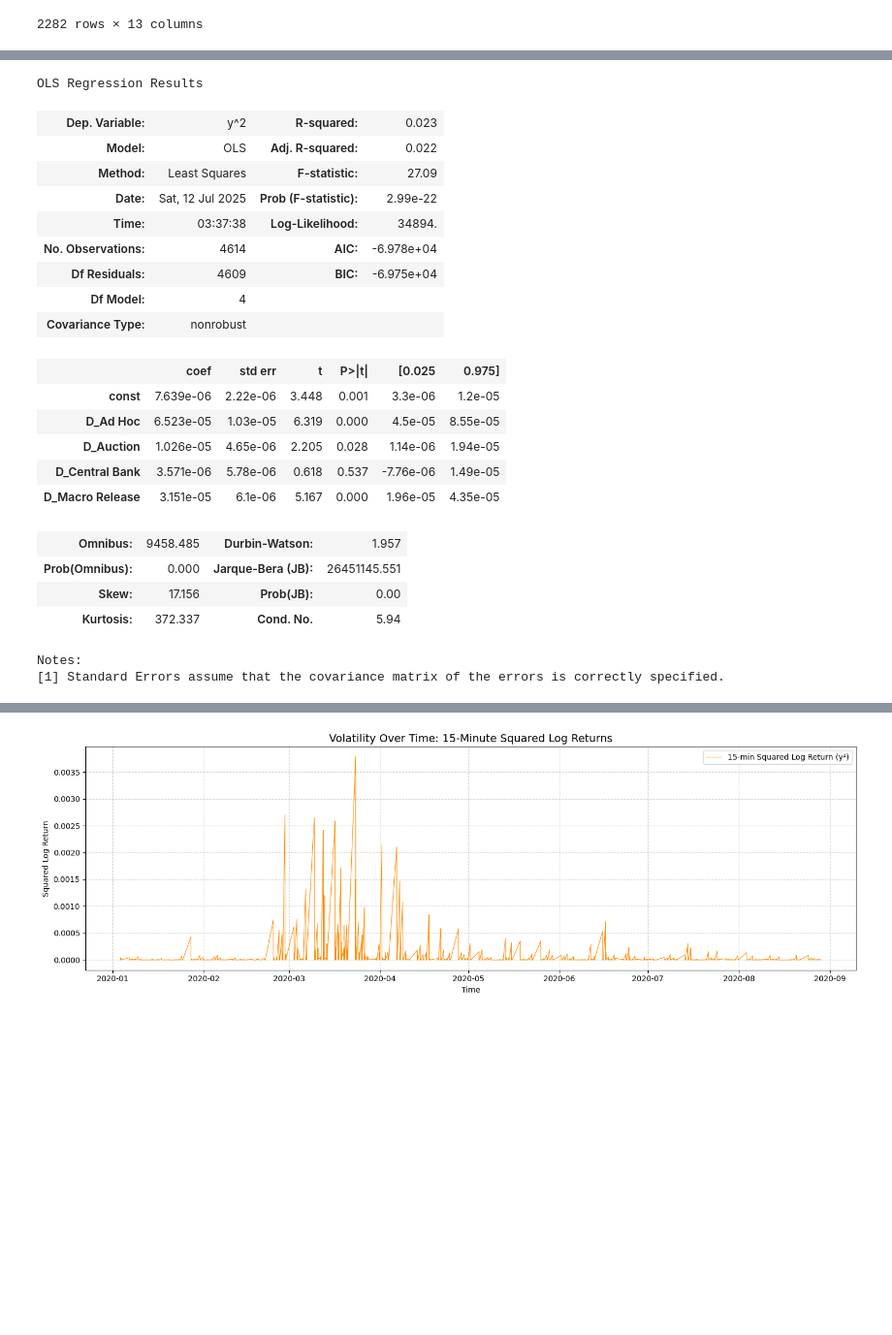
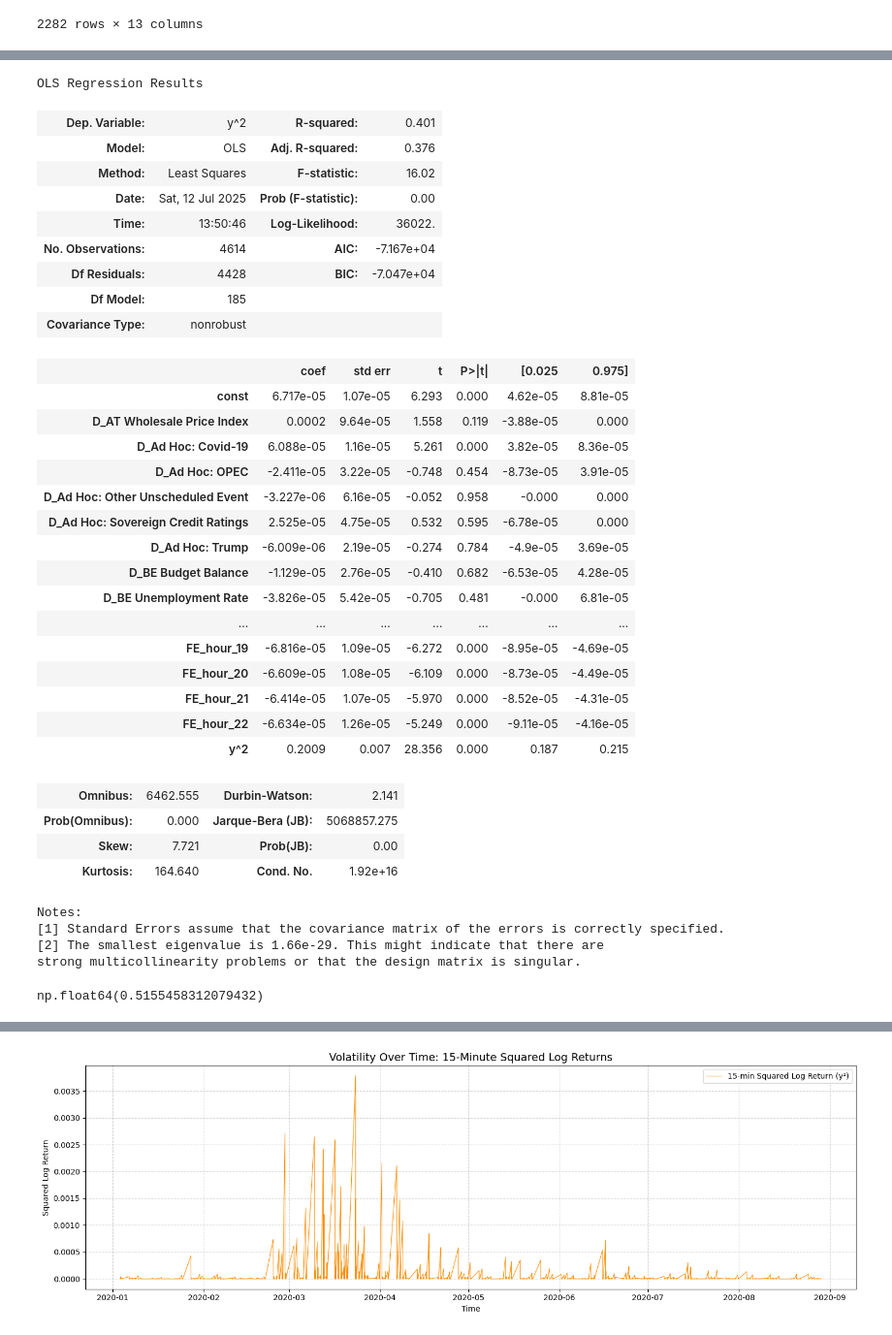
Before and after one commit to levmilarl/Financial_DS_focus_sessions, a Jupyter notebook: ÜB 5/main.ipynb, the cells around one changed output, grey strips where cells are left out. Shown at 97% size. Drawn from its saved outputs; the diff is of its cells as text; code cells hidden in the pictures; blank space fills up the shorter version.

Commit message:
Transferred work to PS_5_v8, merged with Eli's explanations and plots, added explained variance plot

```diff
--- a/ÜB 5/main.ipynb
+++ b/ÜB 5/main.ipynb
@@ -85,7 +85,8 @@ def prepare_spy_data(data: pd.DataFrame, filter_dates: dict):
     data["hour_of_day"] = data.index.hour
     day_dummies = pd.get_dummies(data["day_of_week"], prefix="FE_day", drop_first=True)
     hour_dummies = pd.get_dummies(data["hour_of_day"], prefix="FE_hour", drop_first=True)
-    data = pd.concat([data, day_dummies, hour_dummies], axis=1)
+    data = pd.merge(data, day_dummies, left_index=True, right_index=True)
+    data = pd.merge(data,  hour_dummies, left_index=True, right_index=True)
 
     return data.drop(columns=["open", "high", "low", "volume", "close", "day_of_week", "hour_of_day"])
 
@@ -235,6 +236,6 @@ def create_news_dummies(spy_df: pd.DataFrame, news_df: pd.DataFrame, group_by: s
 
     return pd.concat([spy_df, pd.DataFrame(dummies)], axis=1)
 
-df_complete = create_news_dummies(df, df_news, group_by="type")
+df_complete = create_news_dummies(df, df_news, group_by="name")
 df_complete
 # %% [output]
@@ -256,53 +257,65 @@ creating 4 event dummie variables
 # %%
 # Regression
 def run_regression(df: pd.DataFrame, window_amt: int = 4):
     """
     Runs an OLS regression on the provided DataFrame. Automatically handles the rolling variance calculation based on the specified window amount. Also extracts dummies and fixed effects from the DataFrame. Dummies need to start with "D_" and fixed effects with "FE_".
 
     :param df: A pandas DataFrame containing the data for regression.
     :param window_amt: The number of 15-minute intervals to use for the rolling variance calculation.
     :return: A fitted OLS model.
     """
 
     fixed_effects = df.filter(regex="^FE_").astype(float)
     lagged_variance = df['y^2'].rolling(window=window_amt).sum()  # assuming window_amt 15-min intervals according to paper
     event_dummies = df.filter(regex="^D_").astype(float)
 
 
     #x = pd.concat([event_dummies, fixed_effects, lagged_variance], axis=1)
-    #x = pd.concat([event_dummies, fixed_effects, lagged_variance], axis=1).iloc[3:]
+    x = pd.concat([event_dummies, fixed_effects, lagged_variance], axis=1).iloc[window_amt-1:]
 
-    x = event_dummies.iloc[k-1:]
+    #x = event_dummies.iloc[window_amt-1:]
     x = sm.add_constant(x)
-    y = df["y^2"].iloc[k-1:].astype(float)
+    y = df["y^2"].iloc[window_amt-1:].astype(float)
 
     return sm.OLS(y, x).fit()
 
 model = run_regression(df_complete, window_amt=4)
 model.summary()
 # %% [output]
 OLS Regression Results
-| Dep. Variable: | y^2 | R-squared: | 0.023 |
-| Model: | OLS | Adj. R-squared: | 0.022 |
-| Method: | Least Squares | F-statistic: | 27.09 |
-| Date: | Sat, 12 Jul 2025 | Prob (F-statistic): | 2.99e-22 |
-| Time: | 03:37:38 | Log-Likelihood: | 34894. |
-| No. Observations: | 4614 | AIC: | -6.978e+04 |
-| Df Residuals: | 4609 | BIC: | -6.975e+04 |
-| Df Model: | 4 |  |  |
+| Dep. Variable: | y^2 | R-squared: | 0.401 |
+| Model: | OLS | Adj. R-squared: | 0.376 |
+| Method: | Least Squares | F-statistic: | 16.02 |
+| Date: | Sat, 12 Jul 2025 | Prob (F-statistic): | 0.00 |
+| Time: | 13:50:46 | Log-Likelihood: | 36022. |
+| No. Observations: | 4614 | AIC: | -7.167e+04 |
+| Df Residuals: | 4428 | BIC: | -7.047e+04 |
+| Df Model: | 185 |  |  |
 | Covariance Type: | nonrobust |  |  |
 |  | coef | std err | t | P>|t| | [0.025 | 0.975] |
-| const | 7.639e-06 | 2.22e-06 | 3.448 | 0.001 | 3.3e-06 | 1.2e-05 |
-| D_Ad Hoc | 6.523e-05 | 1.03e-05 | 6.319 | 0.000 | 4.5e-05 | 8.55e-05 |
-| D_Auction | 1.026e-05 | 4.65e-06 | 2.205 | 0.028 | 1.14e-06 | 1.94e-05 |
-| D_Central Bank | 3.571e-06 | 5.78e-06 | 0.618 | 0.537 | -7.76e-06 | 1.49e-05 |
-| D_Macro Release | 3.151e-05 | 6.1e-06 | 5.167 | 0.000 | 1.96e-05 | 4.35e-05 |
+| const | 6.717e-05 | 1.07e-05 | 6.293 | 0.000 | 4.62e-05 | 8.81e-05 |
+| D_AT Wholesale Price Index | 0.0002 | 9.64e-05 | 1.558 | 0.119 | -3.88e-05 | 0.000 |
+| D_Ad Hoc: Covid-19 | 6.088e-05 | 1.16e-05 | 5.261 | 0.000 | 3.82e-05 | 8.36e-05 |
+| D_Ad Hoc: OPEC | -2.411e-05 | 3.22e-05 | -0.748 | 0.454 | -8.73e-05 | 3.91e-05 |
+| D_Ad Hoc: Other Unscheduled Event | -3.227e-06 | 6.16e-05 | -0.052 | 0.958 | -0.000 | 0.000 |
+| D_Ad Hoc: Sovereign Credit Ratings | 2.525e-05 | 4.75e-05 | 0.532 | 0.595 | -6.78e-05 | 0.000 |
+| D_Ad Hoc: Trump | -6.009e-06 | 2.19e-05 | -0.274 | 0.784 | -4.9e-05 | 3.69e-05 |
+| D_BE Budget Balance | -1.129e-05 | 2.76e-05 | -0.410 | 0.682 | -6.53e-05 | 4.28e-05 |
+| D_BE Unemployment Rate | -3.826e-05 | 5.42e-05 | -0.705 | 0.481 | -0.000 | 6.81e-05 |
+| ... | ... | ... | ... | ... | ... | ... |
+| FE_hour_19 | -6.816e-05 | 1.09e-05 | -6.272 | 0.000 | -8.95e-05 | -4.69e-05 |
+| FE_hour_20 | -6.609e-05 | 1.08e-05 | -6.109 | 0.000 | -8.73e-05 | -4.49e-05 |
+| FE_hour_21 | -6.414e-05 | 1.07e-05 | -5.970 | 0.000 | -8.52e-05 | -4.31e-05 |
+| FE_hour_22 | -6.634e-05 | 1.26e-05 | -5.249 | 0.000 | -9.11e-05 | -4.16e-05 |
+| y^2 | 0.2009 | 0.007 | 28.356 | 0.000 | 0.187 | 0.215 |
-| Omnibus: | 9458.485 | Durbin-Watson: | 1.957 |
-| Prob(Omnibus): | 0.000 | Jarque-Bera (JB): | 26451145.551 |
-| Skew: | 17.156 | Prob(JB): | 0.00 |
-| Kurtosis: | 372.337 | Cond. No. | 5.94 |
+| Omnibus: | 6462.555 | Durbin-Watson: | 2.141 |
+| Prob(Omnibus): | 0.000 | Jarque-Bera (JB): | 5068857.275 |
+| Skew: | 7.721 | Prob(JB): | 0.00 |
+| Kurtosis: | 164.640 | Cond. No. | 1.92e+16 |
 Notes:
 [1] Standard Errors assume that the covariance matrix of the errors is correctly specified.
+[2] The smallest eigenvalue is 1.66e-29. This might indicate that there are
+strong multicollinearity problems or that the design matrix is singular.
 # %%
 # Compute Omega_k
 def compute_omega_k(model, df: pd.DataFrame, k: int):
@@ -326,7 +339,10 @@ def compute_omega_k(model, df: pd.DataFrame, k: int):
     omega_k = sum(product) / mu_ysqr
 
     return omega_k, top_k_columns
-k = 4 # Number of top news types to consider
+k = 10 # Number of top news types to consider
 omega, top_k_columns = compute_omega_k(model, df_complete, k)
+omega
+# %% [output]
+np.float64(0.5155458312079432)
 # %%
 #omega chatgpt version #TODO DAS LÖSCHEN WEIL HIER KOMMEN VIEL ZU GROßE WERTE RAUS HILFE
```
Also changed, not shown: parts of 8 cells of this notebook, 4 other files.
